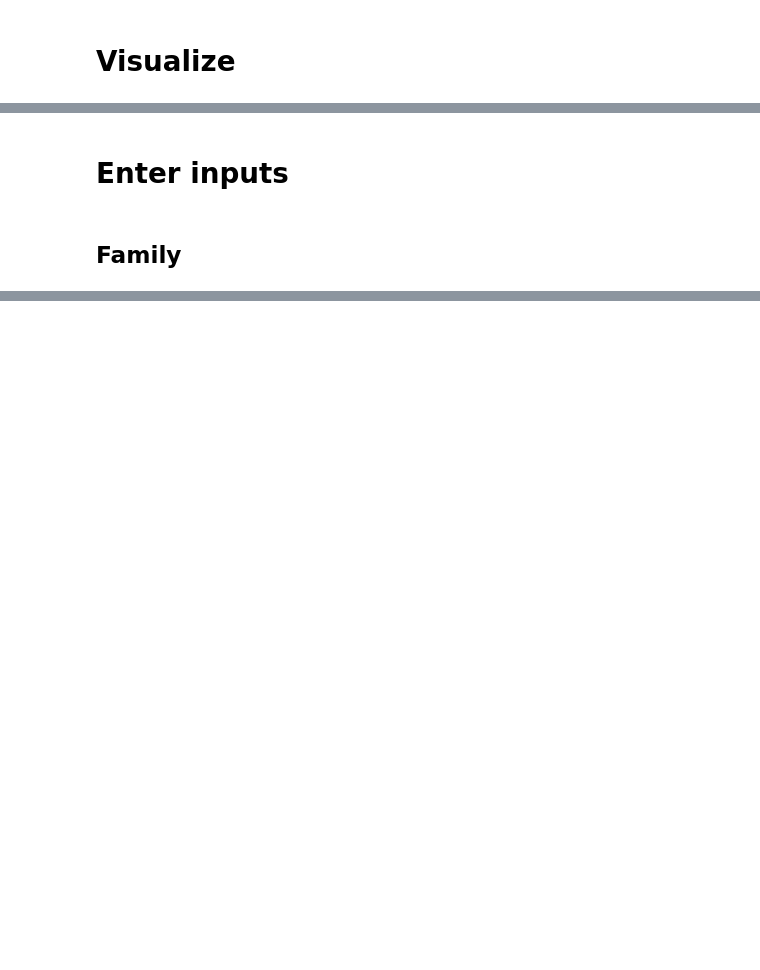
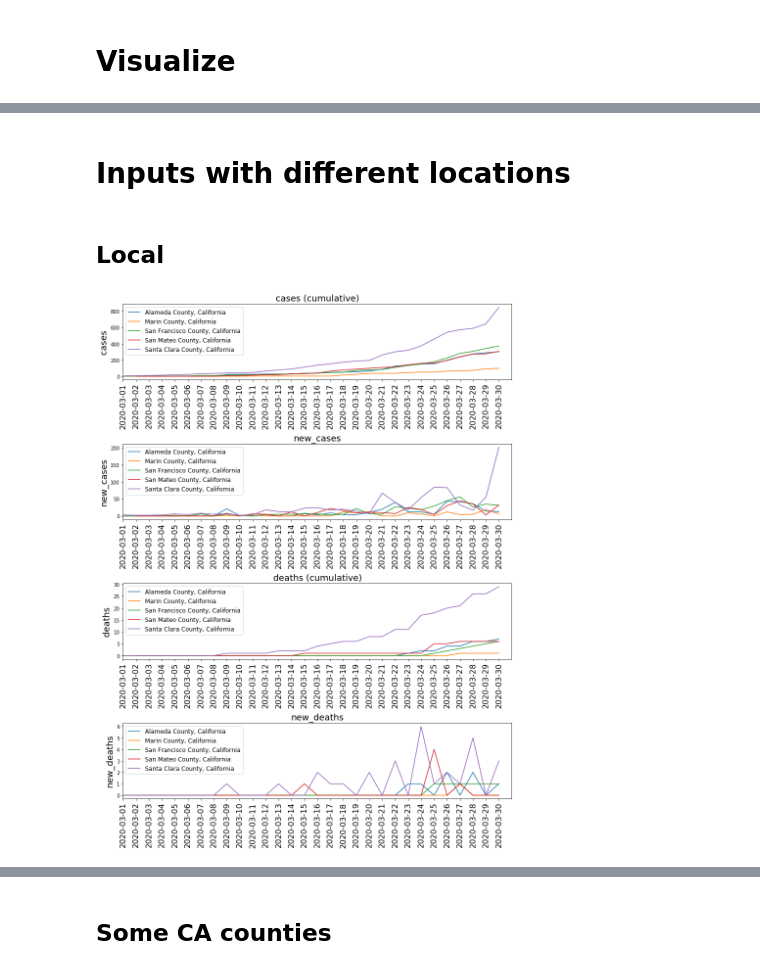
Before and after one commit to benslack19/covid_cases_by_county, a Jupyter notebook: covid_by_county.ipynb, the cells around one changed output, grey strips where cells are left out. Saved outputs shown, nothing was run; the diff lists cells and outputs as text; code cells hidden in the pictures; blank space fills up the shorter version.

```diff
--- a/covid_by_county.ipynb
+++ b/covid_by_county.ipynb
@@ -184,4 +154,16 @@ df_test[df_test["date"] == "2020-01-29"].index.tolist()[0]
-# %% [markdown]
-# Enter inputs
+# %% [markdown]
+# Inputs with different locations
 # %% [markdown]
-## Family
+## Local
+# %%
+states = ["California"]
+counties = [
+    "San Francisco County, California",
+    "San Mateo County, California",
+    "Santa Clara County, California",
+    "Alameda County, California",
+    "Marin County, California",
+]
+plot_all_categories_for_county(states, counties, "2020-03-01")
+# %% [output]
+[figure, added]
@@ -188,3 +171,5 @@ df_test[df_test["date"] == "2020-01-29"].index.tolist()[0]
+# %% [markdown]
+## Some CA counties
 # %%
 states = ["California"]
 counties = [
```
Also changed, not shown: parts of 16 cells of this notebook.
